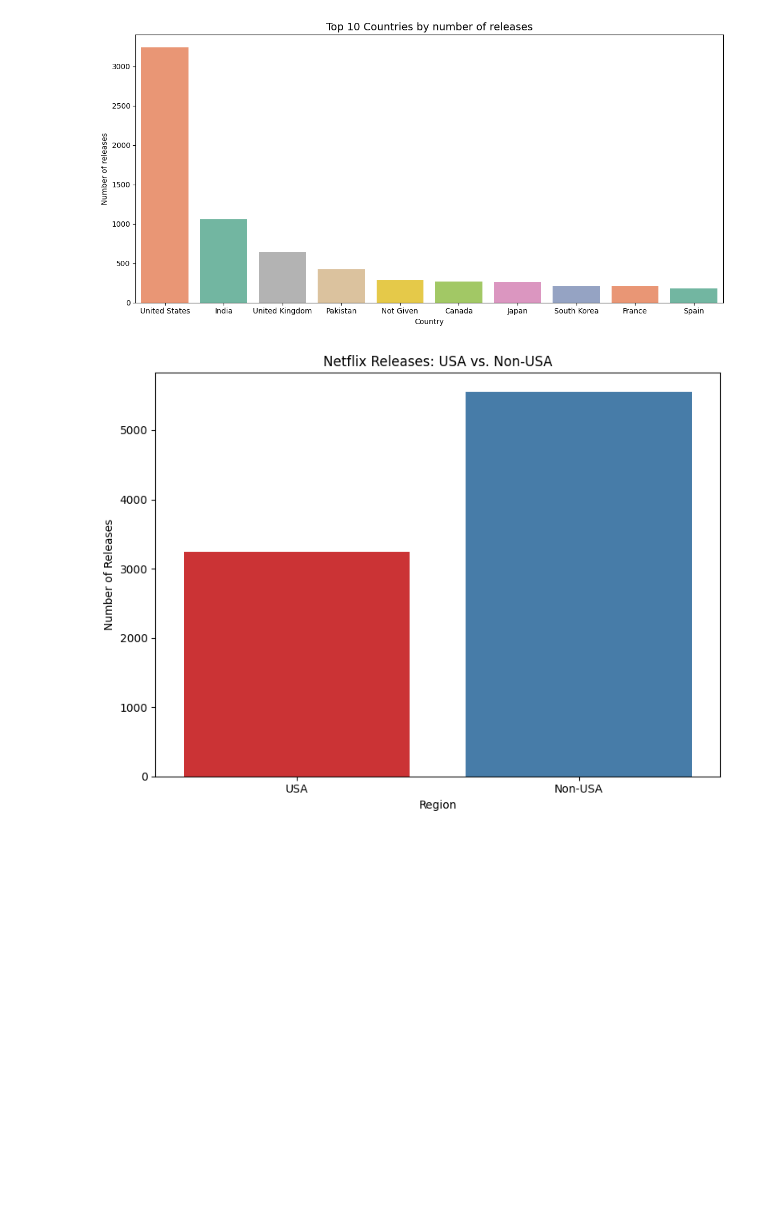
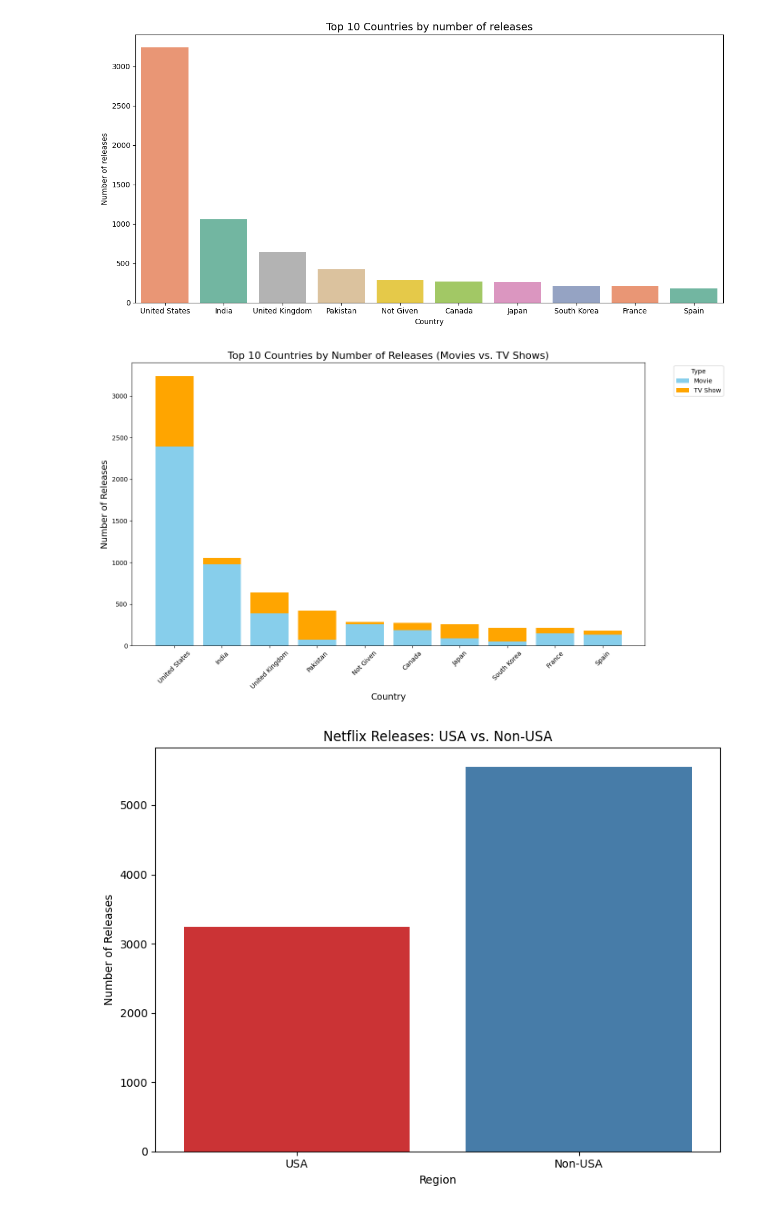
Before and after one commit to G-Bielokozowicz/Netflix-Data-Analysis, a Jupyter notebook: main.ipynb, the cells around one changed output. Cells and saved outputs as stored; diff of their text form; code cells hidden in the pictures; blank space fills up the shorter version.

Commit message:
Added stacked bar chart showing top 10 countries by number of releases by movies and tv shows

```diff
--- a/main.ipynb
+++ b/main.ipynb
@@ -208,6 +208,43 @@ plt.tight_layout()
 plt.show()
 # %% [output]
 [figure]
+# %%
+# Group by country and type, and count the number of releases
+country_type_counts = df.groupby(['country', 'type']).size().unstack(fill_value=0)
+
+# Calculate the total releases per country and get the top 10 countries
+country_type_counts['total'] = country_type_counts.sum(axis=1)  # Sum across Movie and TV Show
+top_10_countries = country_type_counts.nlargest(10, 'total').reset_index()     # Get top 10 countries
+
+
+plt.figure(figsize=(14, 8))
+
+plt.bar(
+    top_10_countries['country'],
+    top_10_countries['Movie'],
+    label='Movie',
+    color='skyblue'
+)
+
+plt.bar(
+    top_10_countries['country'],
+    top_10_countries['TV Show'],
+    bottom=top_10_countries['Movie'],  # Stack TV Shows on top of Movies
+    label='TV Show',
+    color='orange'
+)
+
+plt.title('Top 10 Countries by Number of Releases (Movies vs. TV Shows)', size=16)
+plt.xlabel('Country', size=14)
+plt.ylabel('Number of Releases', size=14)
+
+plt.xticks(rotation=45)
+plt.legend(title='Type', bbox_to_anchor=(1.05, 1), loc='upper left')
+plt.tight_layout()
+
+plt.show()
+# %% [output]
+[figure, added]
 # %%
 # Compare USA vs non USA
 
```
Also changed, not shown: parts of 1 cell of this notebook.
